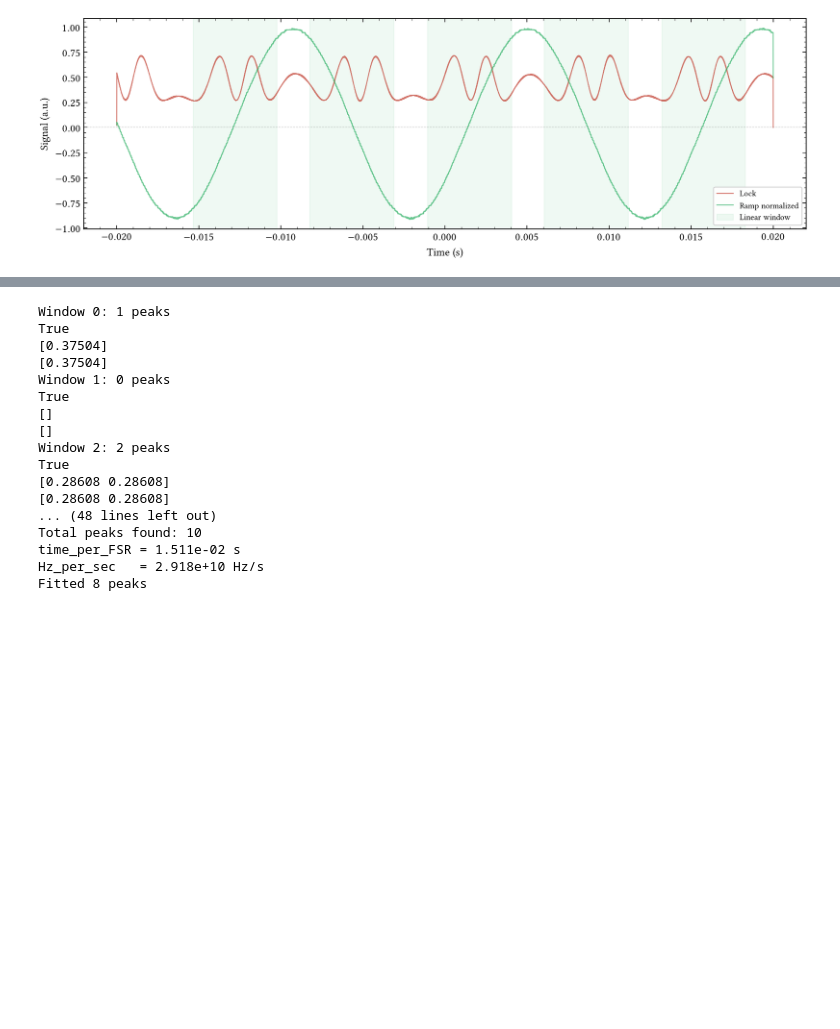
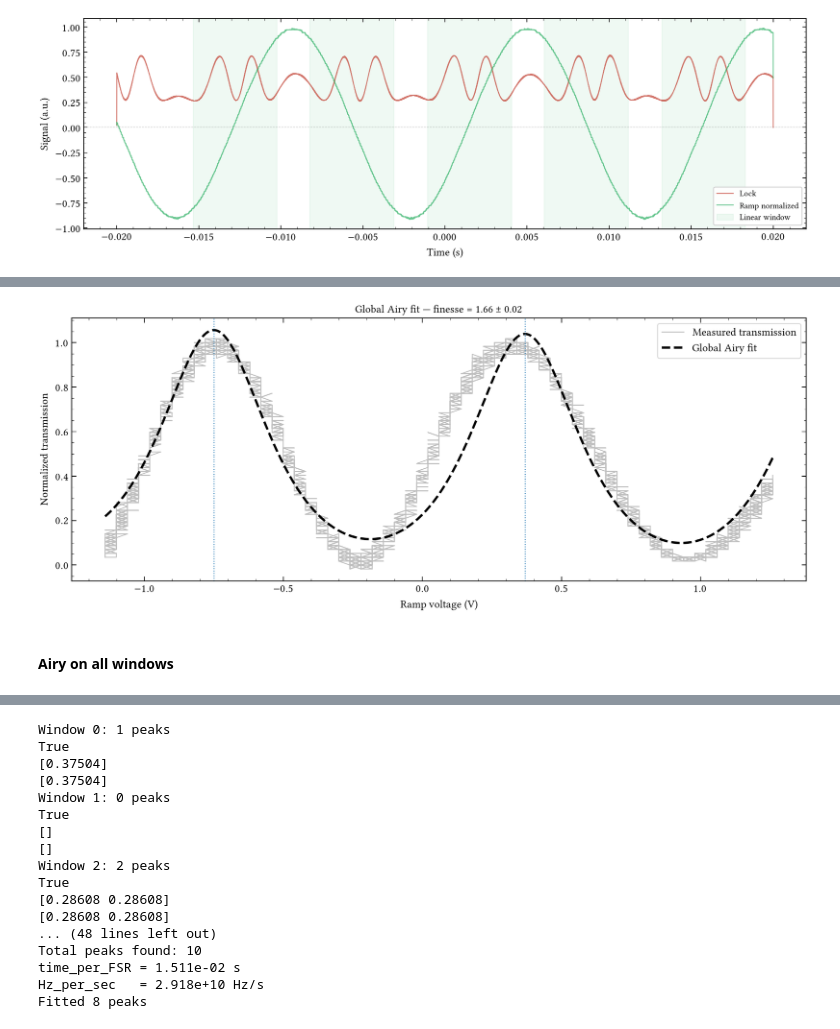
Before and after one commit to eq15t-panda/PANDAManager, a Jupyter notebook: plot/plot_oscillo_opo.ipynb, the cells around one changed output, grey strips where cells are left out. Cells and saved outputs as stored; diff of their text form; code cells hidden in the pictures; blank space fills up the shorter version.

```diff
--- a/plot/plot_oscillo_opo.ipynb
+++ b/plot/plot_oscillo_opo.ipynb
@@ -144,0 +314,51 @@ fig.tight_layout()
+# %%
+x_fit = np.linspace(x.min(), x.max(), 3000)
+
+y_airy_fit = airy_function(
+    x_fit,
+    *airy_parameters,
+)
+
+plt.figure(figsize=(12, 5))
+
+plt.plot(
+    x,
+    y,
+    color="0.75",
+    linewidth=1,
+    label="Measured transmission",
+)
+
+plt.plot(
+    x_fit,
+    y_airy_fit,
+    color="black",
+    linestyle="--",
+    linewidth=2.5,
+    label="Global Airy fit",
+)
+
+for resonance_number in range(-3, 4):
+    resonance_position = center_fit + resonance_number * fsr_fit
+
+    if x.min() <= resonance_position <= x.max():
+        plt.axvline(
+            resonance_position,
+            color="tab:blue",
+            linestyle=":",
+            linewidth=1,
+        )
+
+plt.xlabel("Ramp voltage (V)")
+plt.ylabel("Normalized transmission")
+plt.title(
+    f"Global Airy fit — finesse = "
+    f"{finesse_airy:.2f} ± {finesse_airy_error:.2f}"
+)
+plt.legend()
+plt.tight_layout()
+plt.show()
+# %% [output]
+[figure, added]
+# %% [markdown]
+#### Airy on all windows
```
Also changed, not shown: parts of 21 cells of this notebook.
